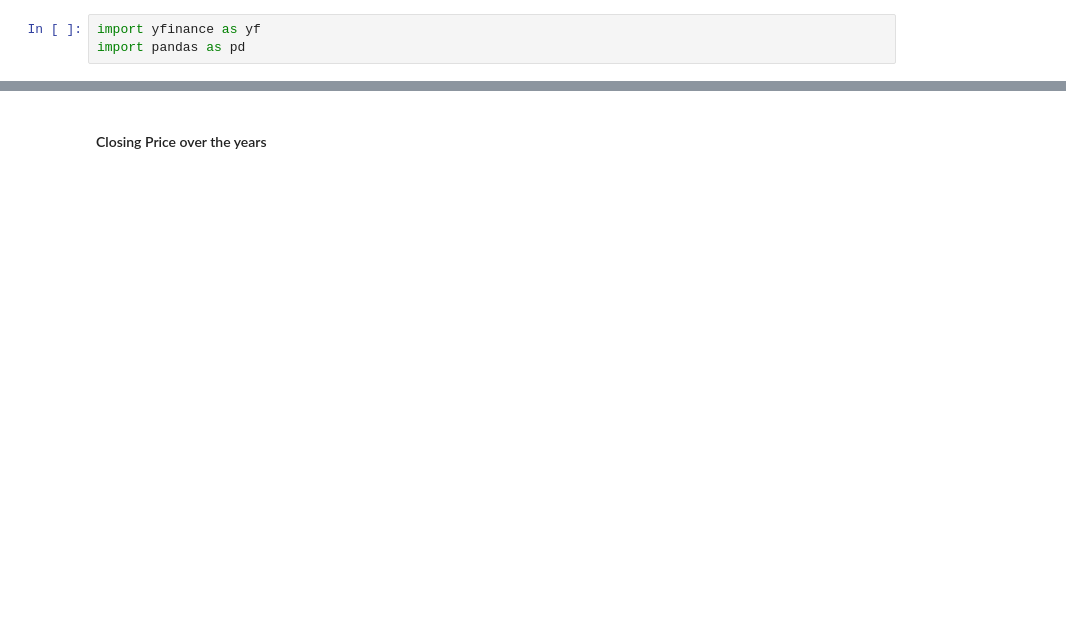
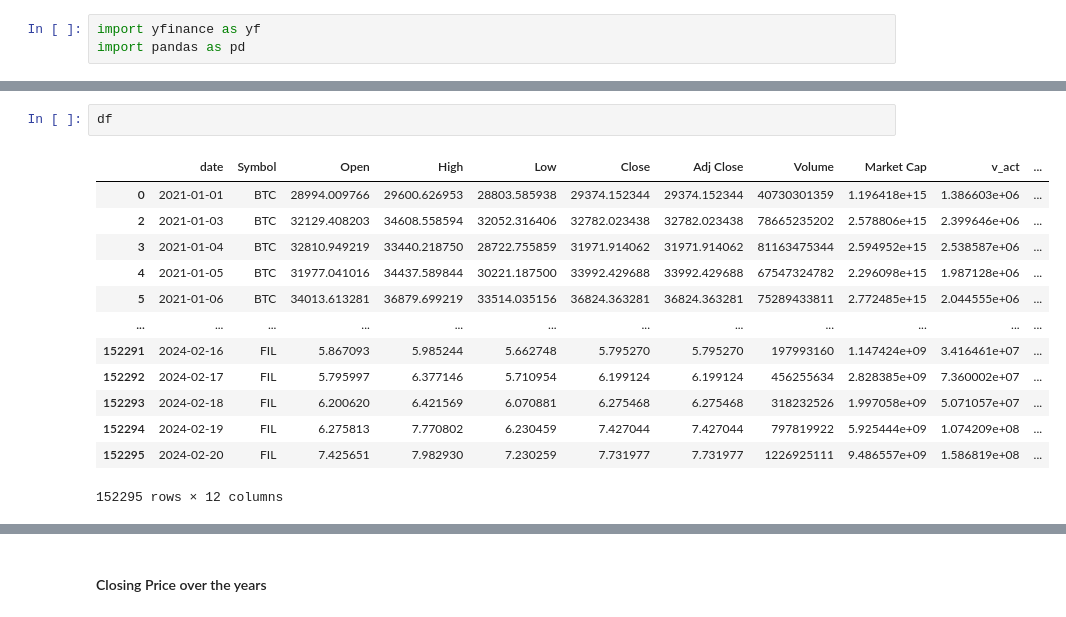
Before and after one commit to EthanFalcao/WPI-IA-Portfolio-Optimization-and-Risk-Analysis, a Jupyter notebook: (Exploratory Data Analysis.ipynb, the cells around one changed output, grey strips where cells are left out. Cells and saved outputs as stored; diff of their text form; blank space fills up the shorter version.

```diff
--- a/(Exploratory Data Analysis.ipynb
+++ b/(Exploratory Data Analysis.ipynb
@@ -75,0 +118,16 @@ memory usage: 956.5+ KB
+# %%
+df
+# %% [output]
+|  | date | Symbol | Open | High | Low | Close | Adj Close | Volume | Market Cap | v_act | ... |
+| 0 | 2021-01-01 | BTC | 28994.009766 | 29600.626953 | 28803.585938 | 29374.152344 | 29374.152344 | 40730301359 | 1.196418e+15 | 1.386603e+06 | ... |
+| 2 | 2021-01-03 | BTC | 32129.408203 | 34608.558594 | 32052.316406 | 32782.023438 | 32782.023438 | 78665235202 | 2.578806e+15 | 2.399646e+06 | ... |
+| 3 | 2021-01-04 | BTC | 32810.949219 | 33440.218750 | 28722.755859 | 31971.914062 | 31971.914062 | 81163475344 | 2.594952e+15 | 2.538587e+06 | ... |
+| 4 | 2021-01-05 | BTC | 31977.041016 | 34437.589844 | 30221.187500 | 33992.429688 | 33992.429688 | 67547324782 | 2.296098e+15 | 1.987128e+06 | ... |
+| 5 | 2021-01-06 | BTC | 34013.613281 | 36879.699219 | 33514.035156 | 36824.363281 | 36824.363281 | 75289433811 | 2.772485e+15 | 2.044555e+06 | ... |
+| ... | ... | ... | ... | ... | ... | ... | ... | ... | ... | ... | ... |
+| 152291 | 2024-02-16 | FIL | 5.867093 | 5.985244 | 5.662748 | 5.795270 | 5.795270 | 197993160 | 1.147424e+09 | 3.416461e+07 | ... |
+| 152292 | 2024-02-17 | FIL | 5.795997 | 6.377146 | 5.710954 | 6.199124 | 6.199124 | 456255634 | 2.828385e+09 | 7.360002e+07 | ... |
+| 152293 | 2024-02-18 | FIL | 6.200620 | 6.421569 | 6.070881 | 6.275468 | 6.275468 | 318232526 | 1.997058e+09 | 5.071057e+07 | ... |
+| 152294 | 2024-02-19 | FIL | 6.275813 | 7.770802 | 6.230459 | 7.427044 | 7.427044 | 797819922 | 5.925444e+09 | 1.074209e+08 | ... |
+| 152295 | 2024-02-20 | FIL | 7.425651 | 7.982930 | 7.230259 | 7.731977 | 7.731977 | 1226925111 | 9.486557e+09 | 1.586819e+08 | ... |
+152295 rows × 12 columns
```
Also changed, not shown: parts of 22 cells of this notebook, 1 other file.
